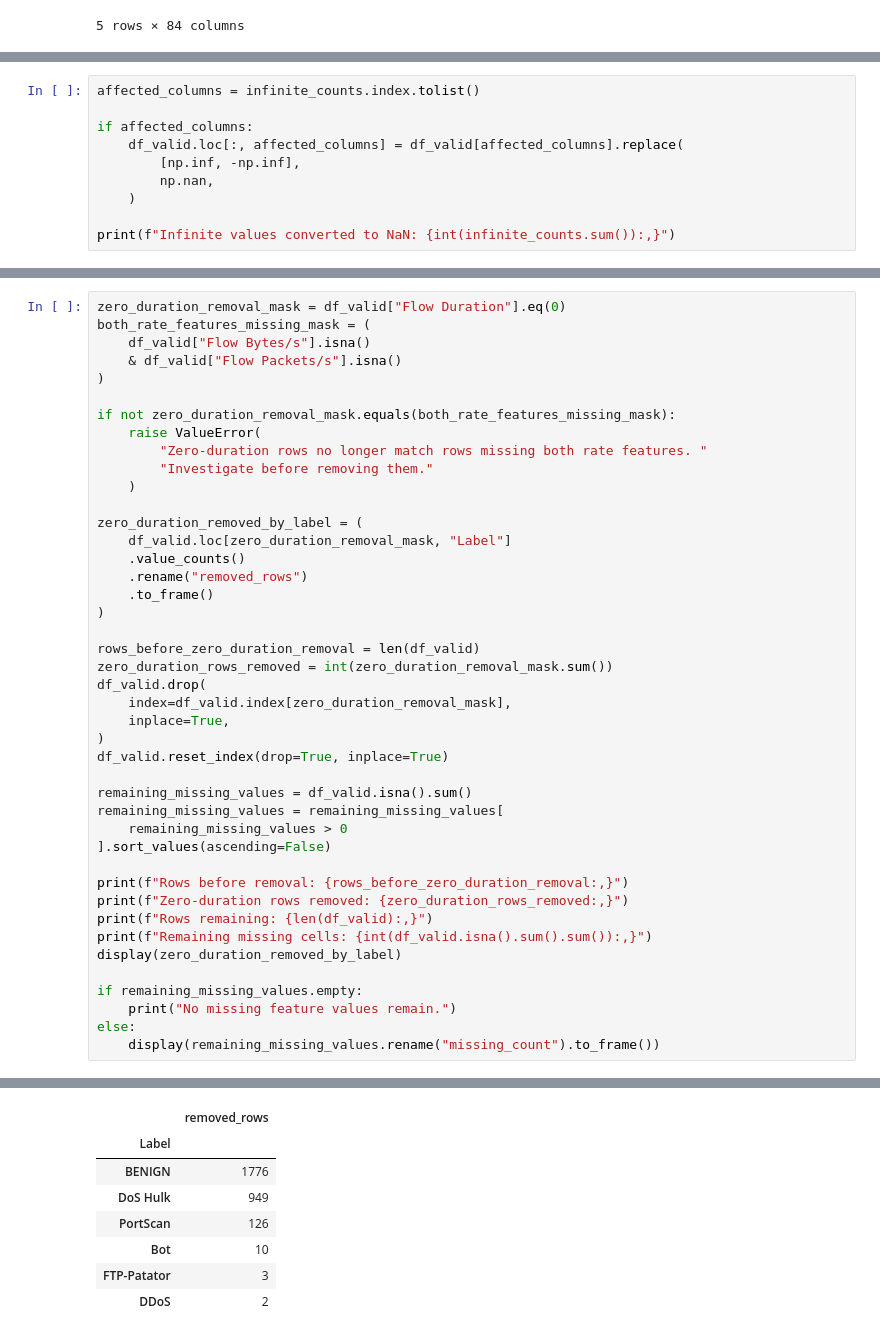
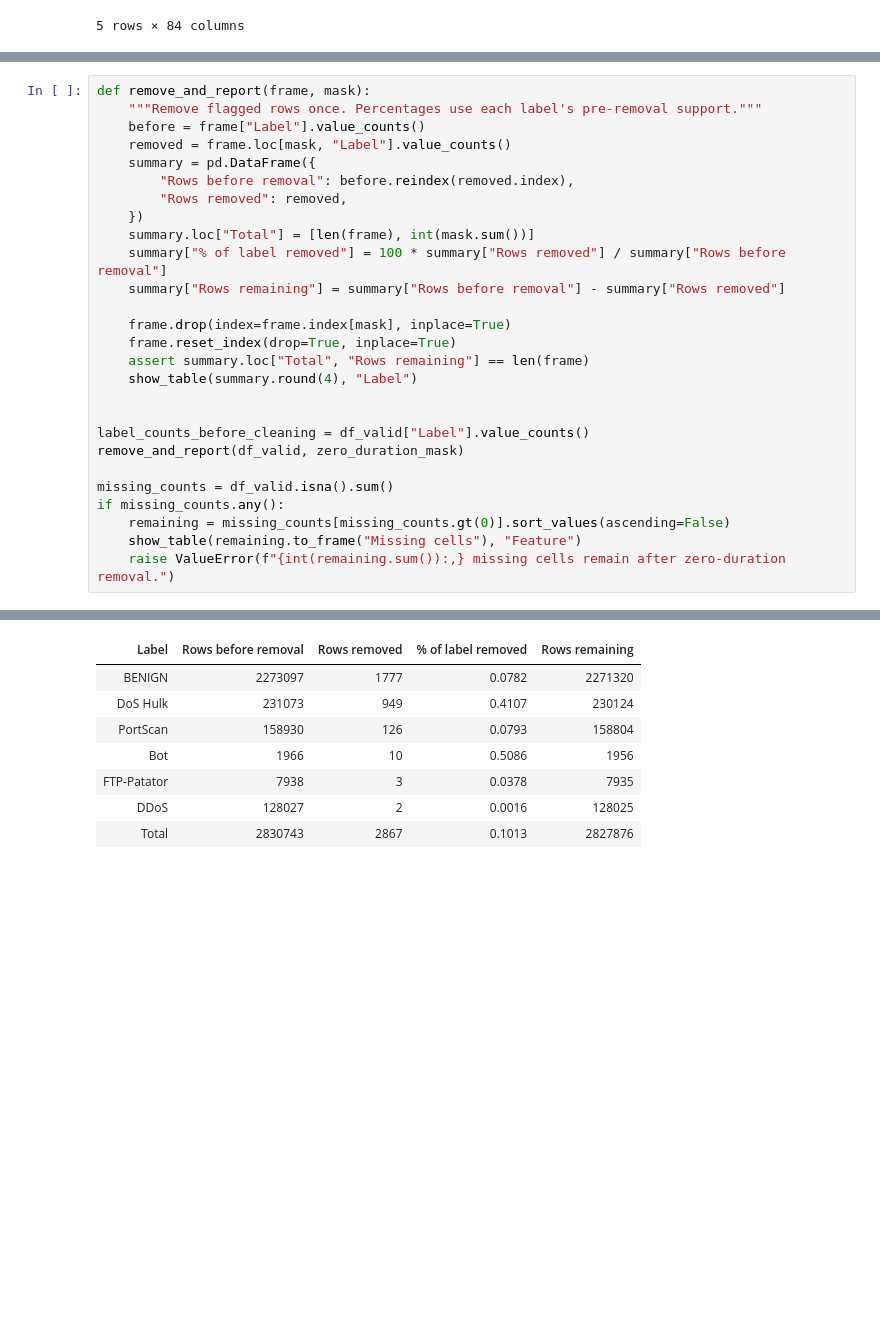
Before and after one commit to Adam-Zouari/Intrusion-Detection-System, a Jupyter notebook: ml/notebooks/01_data_exploration.ipynb, the cells around one changed output, grey strips where cells are left out. Saved outputs shown, nothing was run; the diff lists cells and outputs as text; blank space fills up the shorter version.

```diff
--- a/ml/notebooks/01_data_exploration.ipynb
+++ b/ml/notebooks/01_data_exploration.ipynb
@@ -336,10 +256,0 @@ Positive and negative infinity are converted to `NaN`, giving every non-finite f
-# %%
-affected_columns = infinite_counts.index.tolist()
-
-if affected_columns:
-    df_valid.loc[:, affected_columns] = df_valid[affected_columns].replace(
-        [np.inf, -np.inf],
-        np.nan,
-    )
-
-print(f"Infinite values converted to NaN: {int(infinite_counts.sum()):,}")
@@ -1030,44 +327,28 @@ The first benchmark excludes the investigated zero-duration rows. An assertion f
 # %%
-zero_duration_removal_mask = df_valid["Flow Duration"].eq(0)
-both_rate_features_missing_mask = (
-    df_valid["Flow Bytes/s"].isna()
-    & df_valid["Flow Packets/s"].isna()
-)
+def remove_and_report(frame, mask):
+    """Remove flagged rows once. Percentages use each label's pre-removal support."""
+    before = frame["Label"].value_counts()
+    removed = frame.loc[mask, "Label"].value_counts()
+    summary = pd.DataFrame({
+        "Rows before removal": before.reindex(removed.index),
+        "Rows removed": removed,
+    })
+    summary.loc["Total"] = [len(frame), int(mask.sum())]
+    summary["% of label removed"] = 100 * summary["Rows removed"] / summary["Rows before removal"]
+    summary["Rows remaining"] = summary["Rows before removal"] - summary["Rows removed"]
 
-if not zero_duration_removal_mask.equals(both_rate_features_missing_mask):
-    raise ValueError(
-        "Zero-duration rows no longer match rows missing both rate features. "
-        "Investigate before removing them."
-    )
+    frame.drop(index=frame.index[mask], inplace=True)
+    frame.reset_index(drop=True, inplace=True)
+    assert summary.loc["Total", "Rows remaining"] == len(frame)
+    show_table(summary.round(4), "Label")
 
-zero_duration_removed_by_label = (
-    df_valid.loc[zero_duration_removal_mask, "Label"]
-    .value_counts()
-    .rename("removed_rows")
-    .to_frame()
-)
 
-rows_before_zero_duration_removal = len(df_valid)
-zero_duration_rows_removed = int(zero_duration_removal_mask.sum())
-df_valid.drop(
-    index=df_valid.index[zero_duration_removal_mask],
-    inplace=True,
-)
-df_valid.reset_index(drop=True, inplace=True)
+label_counts_before_cleaning = df_valid["Label"].value_counts()
+remove_and_report(df_valid, zero_duration_mask)
 
-remaining_missing_values = df_valid.isna().sum()
-remaining_missing_values = remaining_missing_values[
-    remaining_missing_values > 0
-].sort_values(ascending=False)
-
-print(f"Rows before removal: {rows_before_zero_duration_removal:,}")
-print(f"Zero-duration rows removed: {zero_duration_rows_removed:,}")
-print(f"Rows remaining: {len(df_valid):,}")
-print(f"Remaining missing cells: {int(df_valid.isna().sum().sum()):,}")
-display(zero_duration_removed_by_label)
-
-if remaining_missing_values.empty:
-    print("No missing feature values remain.")
-else:
-    display(remaining_missing_values.rename("missing_count").to_frame())
+missing_counts = df_valid.isna().sum()
+if missing_counts.any():
+    remaining = missing_counts[missing_counts.gt(0)].sort_values(ascending=False)
+    show_table(remaining.to_frame("Missing cells"), "Feature")
+    raise ValueError(f"{int(remaining.sum()):,} missing cells remain after zero-duration removal.")
 # %% [output]
@@ -1078,8 +355,8 @@ Remaining missing cells: 0
-|  | removed_rows |
-| Label |  |
-| BENIGN | 1776 |
-| DoS Hulk | 949 |
-| PortScan | 126 |
-| Bot | 10 |
-| FTP-Patator | 3 |
-| DDoS | 2 |
+| Label | Rows before removal | Rows removed | % of label removed | Rows remaining |
+| BENIGN | 2273097 | 1777 | 0.0782 | 2271320 |
+| DoS Hulk | 231073 | 949 | 0.4107 | 230124 |
+| PortScan | 158930 | 126 | 0.0793 | 158804 |
+| Bot | 1966 | 10 | 0.5086 | 1956 |
+| FTP-Patator | 7938 | 3 | 0.0378 | 7935 |
+| DDoS | 128027 | 2 | 0.0016 | 128025 |
+| Total | 2830743 | 2867 | 0.1013 | 2827876 |
```
Also changed, not shown: parts of 119 cells of this notebook, 2 other files.
